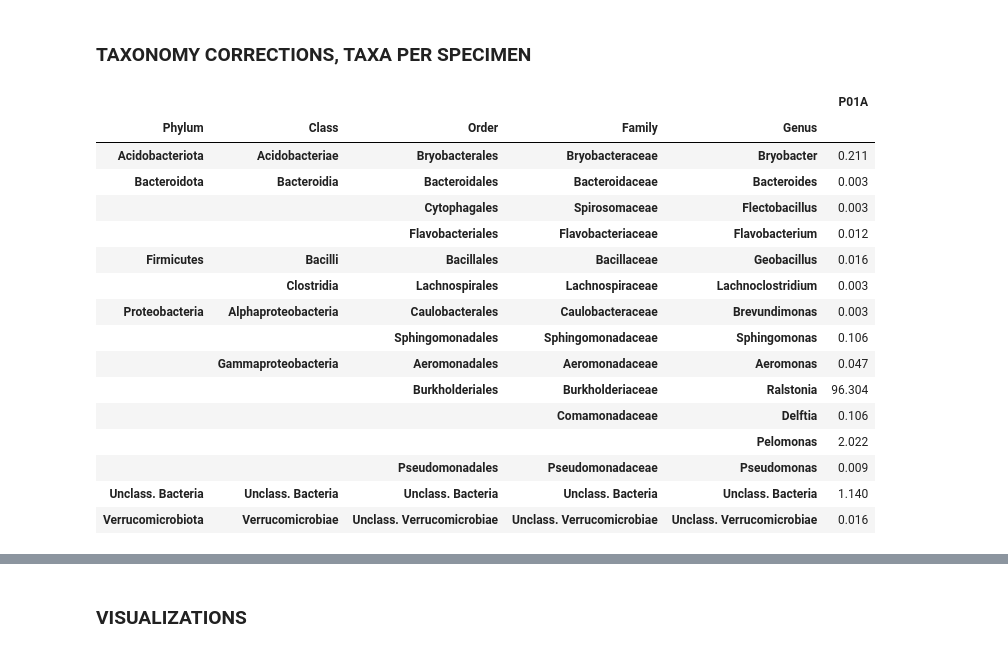
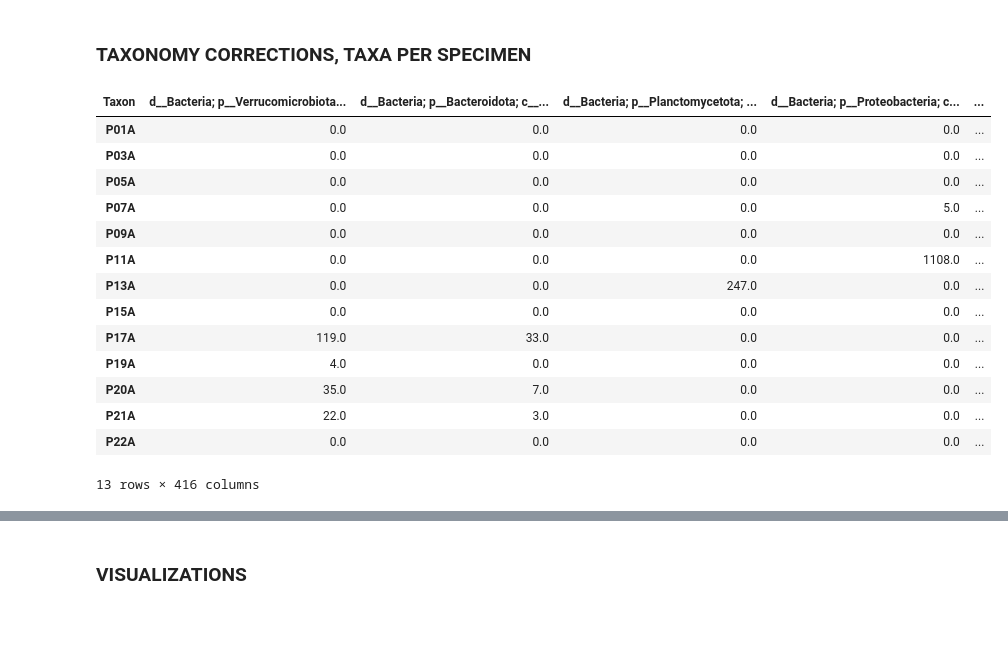
Before and after one commit to nezapajek/proteus-skin-microbiome, a Jupyter notebook: bacteria/02_taxonomic-analysis.ipynb, the cells around one changed output, grey strips where cells are left out. Drawn from its saved outputs; the diff is of its cells as text; code cells hidden in the pictures; blank space fills up the shorter version.

```diff
--- a/bacteria/02_taxonomic-analysis.ipynb
+++ b/bacteria/02_taxonomic-analysis.ipynb
@@ -247,20 +249,18 @@ def remove_duplicates(row):
-# %%
-taxa_per_species
-# %% [output]
-|  |  |  |  |  | P01A |
-| Phylum | Class | Order | Family | Genus |  |
-| Acidobacteriota | Acidobacteriae | Bryobacterales | Bryobacteraceae | Bryobacter | 0.211 |
-| Bacteroidota | Bacteroidia | Bacteroidales | Bacteroidaceae | Bacteroides | 0.003 |
-|  |  | Cytophagales | Spirosomaceae | Flectobacillus | 0.003 |
-|  |  | Flavobacteriales | Flavobacteriaceae | Flavobacterium | 0.012 |
-| Firmicutes | Bacilli | Bacillales | Bacillaceae | Geobacillus | 0.016 |
-|  | Clostridia | Lachnospirales | Lachnospiraceae | Lachnoclostridium | 0.003 |
-| Proteobacteria | Alphaproteobacteria | Caulobacterales | Caulobacteraceae | Brevundimonas | 0.003 |
-|  |  | Sphingomonadales | Sphingomonadaceae | Sphingomonas | 0.106 |
-|  | Gammaproteobacteria | Aeromonadales | Aeromonadaceae | Aeromonas | 0.047 |
-|  |  | Burkholderiales | Burkholderiaceae | Ralstonia | 96.304 |
-|  |  |  | Comamonadaceae | Delftia | 0.106 |
-|  |  |  |  | Pelomonas | 2.022 |
-|  |  | Pseudomonadales | Pseudomonadaceae | Pseudomonas | 0.009 |
-| Unclass. Bacteria | Unclass. Bacteria | Unclass. Bacteria | Unclass. Bacteria | Unclass. Bacteria | 1.140 |
-| Verrucomicrobiota | Verrucomicrobiae | Unclass. Verrucomicrobiae | Unclass. Verrucomicrobiae | Unclass. Verrucomicrobiae | 0.016 |
+# %%
+taxon_df
+# %% [output]
+| Taxon | d__Bacteria; p__Verrucomicrobiota... | d__Bacteria; p__Bacteroidota; c__... | d__Bacteria; p__Planctomycetota; ... | d__Bacteria; p__Proteobacteria; c... | ... |
+| P01A | 0.0 | 0.0 | 0.0 | 0.0 | ... |
+| P03A | 0.0 | 0.0 | 0.0 | 0.0 | ... |
+| P05A | 0.0 | 0.0 | 0.0 | 0.0 | ... |
+| P07A | 0.0 | 0.0 | 0.0 | 5.0 | ... |
+| P09A | 0.0 | 0.0 | 0.0 | 0.0 | ... |
+| P11A | 0.0 | 0.0 | 0.0 | 1108.0 | ... |
+| P13A | 0.0 | 0.0 | 247.0 | 0.0 | ... |
+| P15A | 0.0 | 0.0 | 0.0 | 0.0 | ... |
+| P17A | 119.0 | 33.0 | 0.0 | 0.0 | ... |
+| P19A | 4.0 | 0.0 | 0.0 | 0.0 | ... |
+| P20A | 35.0 | 7.0 | 0.0 | 0.0 | ... |
+| P21A | 22.0 | 3.0 | 0.0 | 0.0 | ... |
+| P22A | 0.0 | 0.0 | 0.0 | 0.0 | ... |
+13 rows × 416 columns
```
Also changed, not shown: parts of 17 cells of this notebook, 20 other files.
